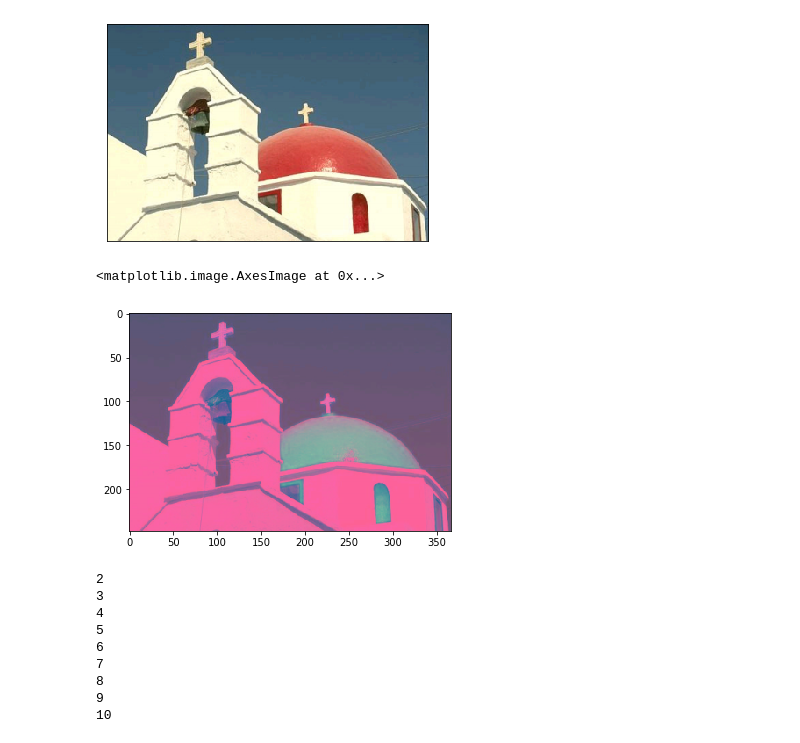
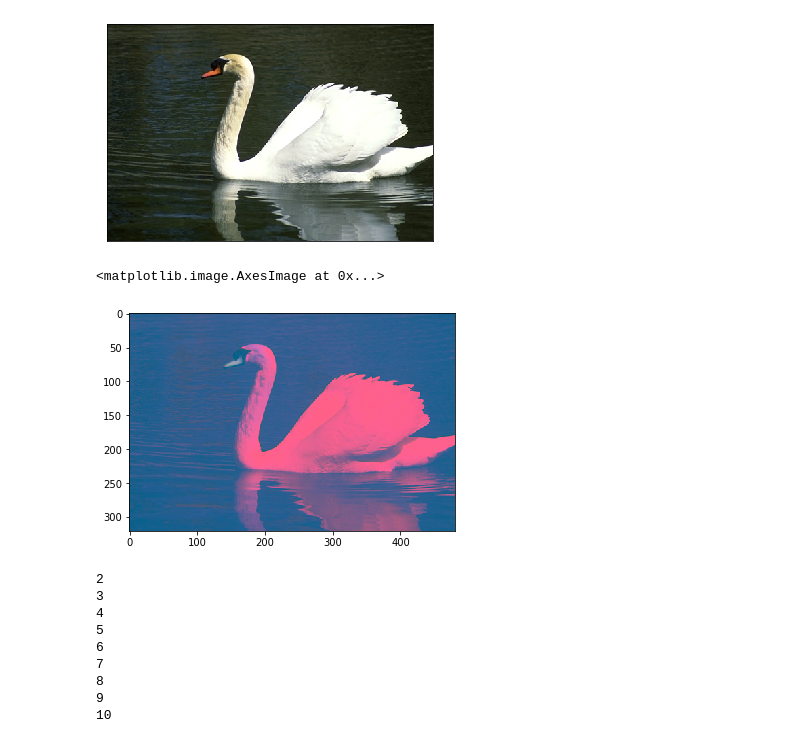
Before and after one commit to henockmamo54/POCS_CLUSTERING, a Jupyter notebook: Experiments/Image Segmentation exp/secondRound/_FCM.ipynb, the cells around one changed output. Cells and saved outputs as stored; diff of their text form; code cells hidden in the pictures.

```diff
--- a/Experiments/Image Segmentation exp/secondRound/_FCM.ipynb
+++ b/Experiments/Image Segmentation exp/secondRound/_FCM.ipynb
@@ -12,21 +12,21 @@ import cv2 as cv
 from fuzzy_cmeans import FCM
 np.random.seed(0)
 # %%
-img=cv.imread('1.png')
+img=cv.imread('1 (1).jpg')
 img=cv.cvtColor(img,cv.COLOR_BGR2RGB)
 
 plt.imshow(img)
 plt.xticks([])
 plt.yticks([])
 plt.grid(False)
 # %% [output]
-[figure, old version]
+[figure, new version]
 # %%
 pic=cv.cvtColor(img,cv.COLOR_RGB2LUV)
 plt.imshow(pic)
 # %% [output]
 <matplotlib.image.AxesImage at 0x...>
-[figure, old version]
+[figure, new version]
 # %%
 pic_n = pic.reshape(pic.shape[0]*pic.shape[1], pic.shape[2])
 pic_n.shape
```
Also changed, not shown: parts of 6 cells of this notebook, 20 other files.
